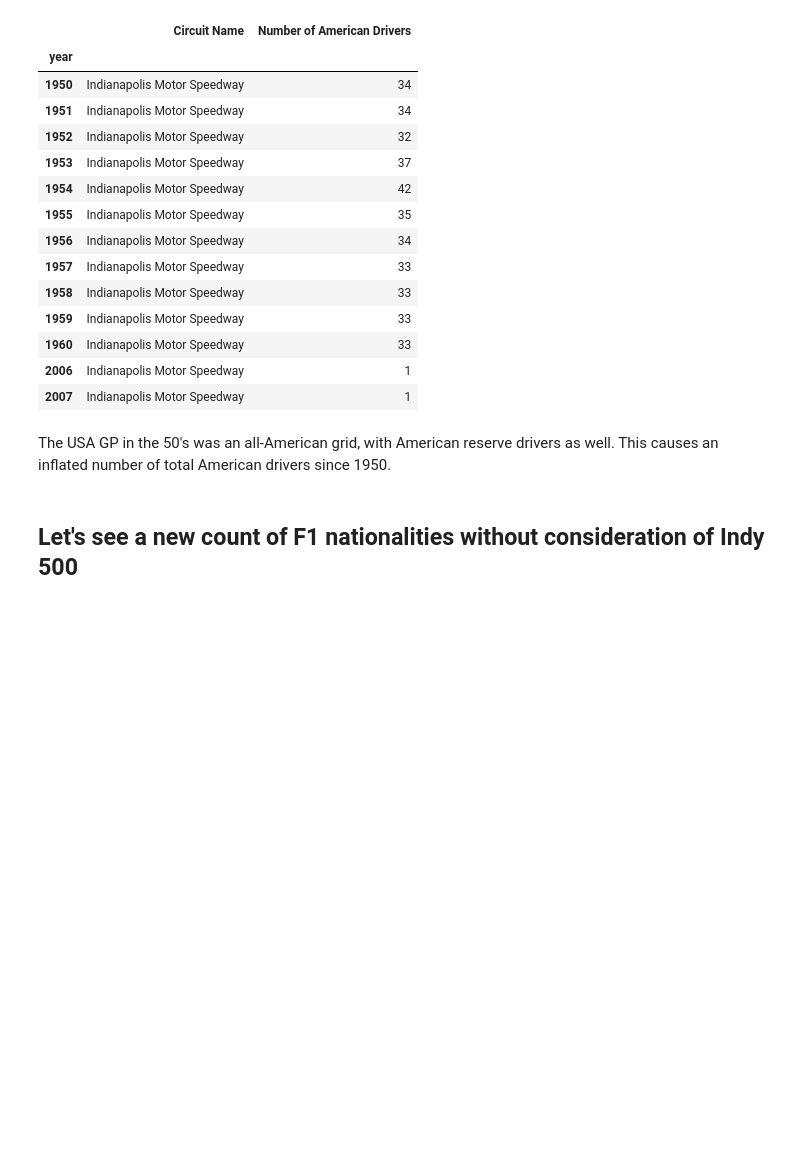
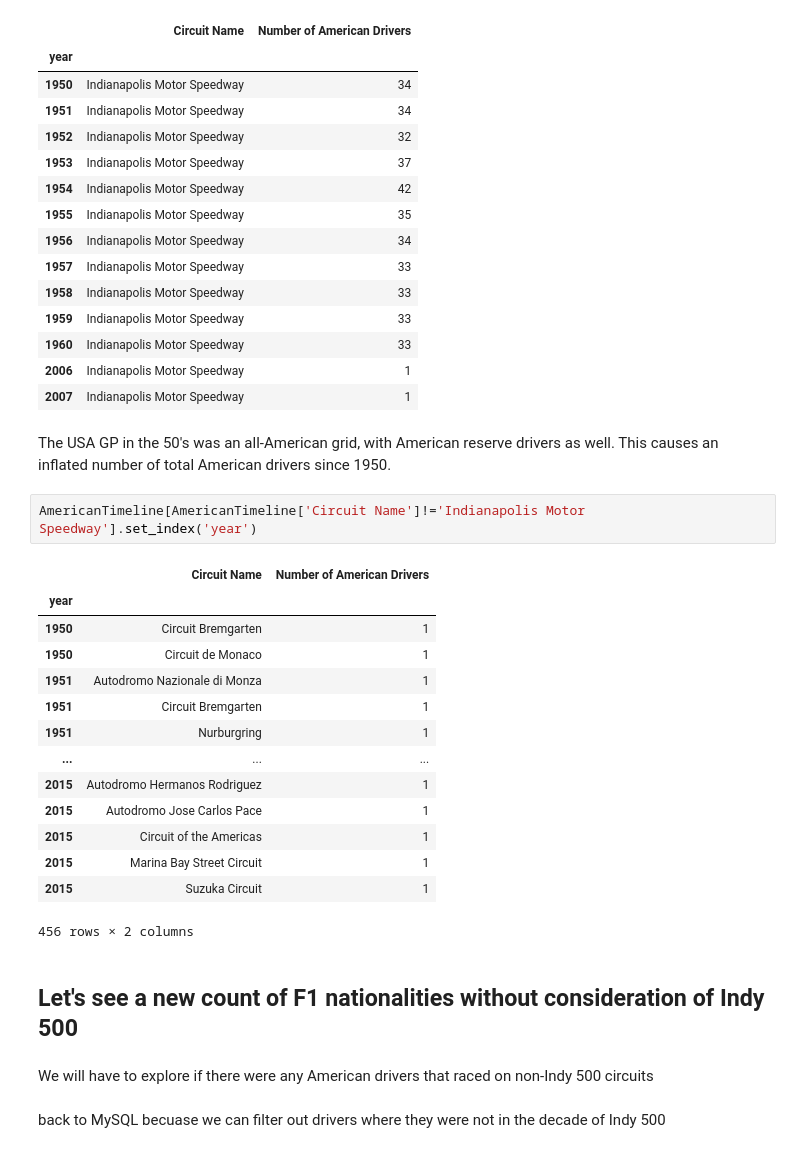
Before and after one commit to jdodway/F1Analysis, a Jupyter notebook: F1Nations.ipynb, the cells around one changed output. Saved outputs shown, nothing was run; the diff lists cells and outputs as text; blank space fills up the shorter version.

```diff
--- a/F1Nations.ipynb
+++ b/F1Nations.ipynb
@@ -166,5 +147,26 @@ AmericanTimeline[AmericanTimeline['Circuit Name']=='Indianapolis Motor Speedway'
 | 2007 | Indianapolis Motor Speedway | 1 |
 # %% [markdown]
 The USA GP in the 50's was an all-American grid, with American reserve drivers as well. This causes an inflated number of total American drivers since 1950.
+# %%
+AmericanTimeline[AmericanTimeline['Circuit Name']!='Indianapolis Motor Speedway'].set_index('year')
+# %% [output]
+|  | Circuit Name | Number of American Drivers |
+| year |  |  |
+| 1950 | Circuit Bremgarten | 1 |
+| 1950 | Circuit de Monaco | 1 |
+| 1951 | Autodromo Nazionale di Monza | 1 |
+| 1951 | Circuit Bremgarten | 1 |
+| 1951 | Nurburgring | 1 |
+| ... | ... | ... |
+| 2015 | Autodromo Hermanos Rodriguez | 1 |
+| 2015 | Autodromo Jose Carlos Pace | 1 |
+| 2015 | Circuit of the Americas | 1 |
+| 2015 | Marina Bay Street Circuit | 1 |
+| 2015 | Suzuka Circuit | 1 |
+456 rows × 2 columns
 # %% [markdown]
 ## Let's see a new count of F1 nationalities without consideration of Indy 500
+# %% [markdown]
+We will have to explore if there were any American drivers that raced on non-Indy 500 circuits
+# %% [markdown]
+back to MySQL becuase we can filter out drivers where they were not in the decade of Indy 500
```
Also changed, not shown: parts of 2 cells of this notebook, 2 other files.
